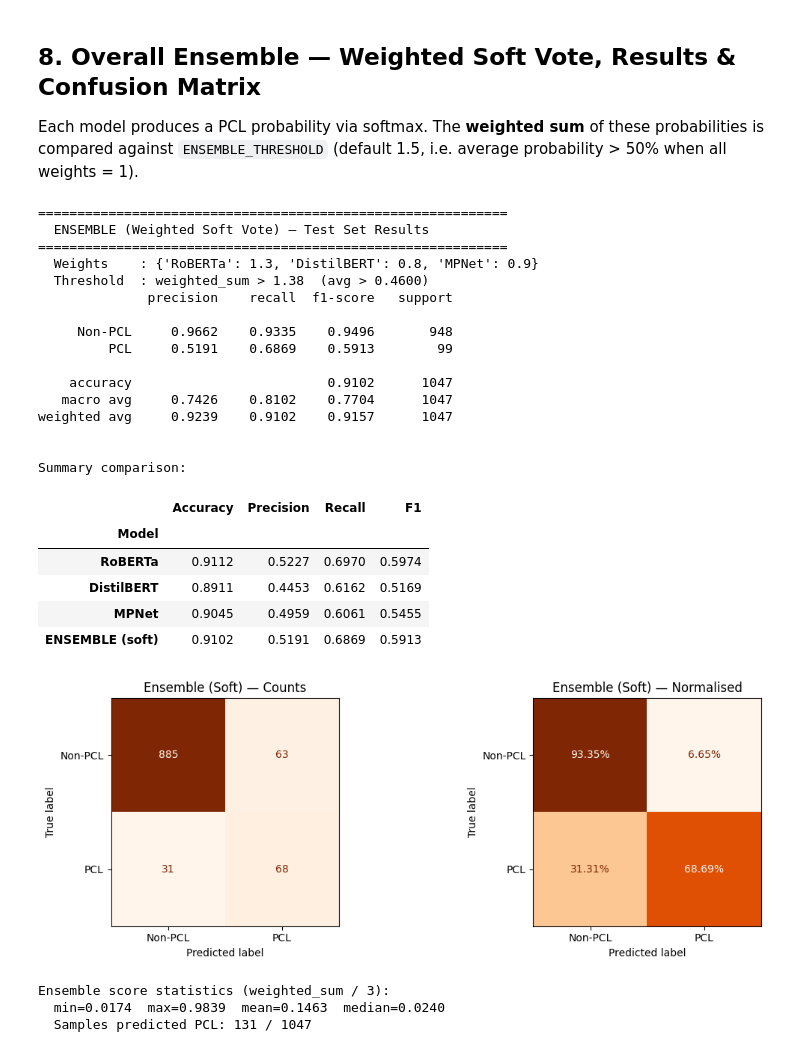
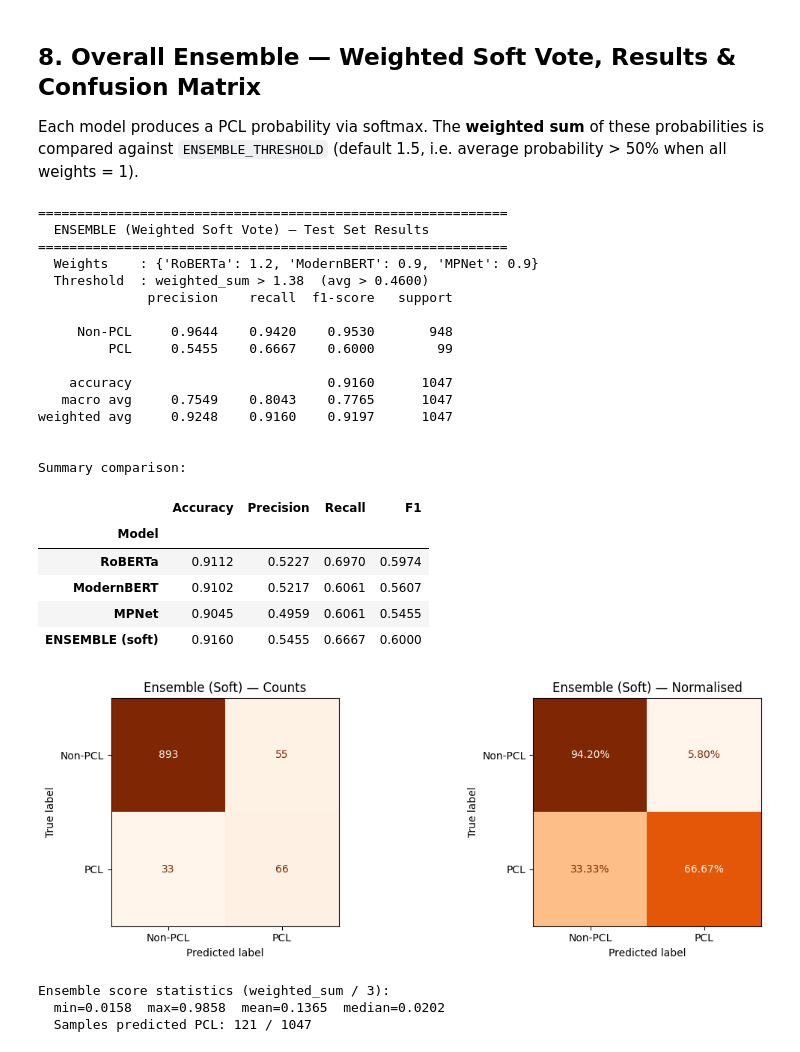
Before and after one commit to mksethia/NLP_CW, a Jupyter notebook: Dont_Patronize_Me_Trainingset/ensemble_voting_model.ipynb, the cells around one changed output. Cells and saved outputs as stored; diff of their text form; code cells hidden in the pictures.

```diff
--- a/Dont_Patronize_Me_Trainingset/ensemble_voting_model.ipynb
+++ b/Dont_Patronize_Me_Trainingset/ensemble_voting_model.ipynb
@@ -125,7 +125,7 @@ We define:
 # %%
 MODEL_CATALOGUE = {
     "RoBERTa":    "FacebookAI/roberta-base",
-    "DistilBERT": "distilbert-base-uncased",
+    "ModernBERT": "answerdotai/ModernBERT-base",
     "MPNet":      "microsoft/mpnet-base",
 }
 
@@ -201,7 +200,7 @@ HYPERPARAMS = {
 # False = skip training, reload the model from the existing checkpoint
 TRAIN_TOGGLE = {
     "RoBERTa":    False,
-    "DistilBERT": True,
+    "ModernBERT":    True,
     "MPNet":      False,
 }
 
@@ -468,8 +458,8 @@ Each model produces a PCL probability via softmax. The **weighted sum** of these
 # ── Ensemble configuration ───────────────────────────────────────────────────
 # Weights applied to each model's PCL probability in the soft vote.
 ENSEMBLE_WEIGHTS = {
-    "RoBERTa":    1.3,
-    "DistilBERT": 0.8,
+    "RoBERTa":    1.2,
+    "ModernBERT": 0.9,
     "MPNet":      0.9,
 }
 # Threshold on the *weighted sum* of PCL probabilities.
@@ -525,43 +515,43 @@ axes[0].set_title("Ensemble (Soft) — Counts")
 cm_norm = confusion_matrix(true_labels, ensemble_preds, normalize="true")
 ConfusionMatrixDisplay(cm_norm, display_labels=LABEL_NAMES).plot(
     ax=axes[1], cmap="Oranges", colorbar=False, values_format=".2%"
 )
 axes[1].set_title("Ensemble (Soft) — Normalised")
 
 plt.tight_layout()
 plt.show()
 
 # ---------------------------------------------------------------------------
 # Probability distribution of ensemble scores
 # ---------------------------------------------------------------------------
 print(f"\nEnsemble score statistics (weighted_sum / 3):")
 print(f"  min={ensemble_score.min():.4f}  max={ensemble_score.max():.4f}  "
       f"mean={ensemble_score.mean():.4f}  median={np.median(ensemble_score):.4f}")
 print(f"  Samples predicted PCL: {ensemble_preds.sum()} / {len(ensemble_preds)}")
 # %% [output]
 ============================================================
   ENSEMBLE (Weighted Soft Vote) — Test Set Results
 ============================================================
-  Weights    : {'RoBERTa': 1.3, 'DistilBERT': 0.8, 'MPNet': 0.9}
+  Weights    : {'RoBERTa': 1.2, 'ModernBERT': 0.9, 'MPNet': 0.9}
   Threshold  : weighted_sum > 1.38  (avg > 0.4600)
               precision    recall  f1-score   support
 
-     Non-PCL     0.9662    0.9335    0.9496       948
-         PCL     0.5191    0.6869    0.5913        99
+     Non-PCL     0.9644    0.9420    0.9530       948
+         PCL     0.5455    0.6667    0.6000        99
 
-    accuracy                         0.9102      1047
-   macro avg     0.7426    0.8102    0.7704      1047
-weighted avg     0.9239    0.9102    0.9157      1047
+    accuracy                         0.9160      1047
+   macro avg     0.7549    0.8043    0.7765      1047
+weighted avg     0.9248    0.9160    0.9197      1047
 
 
 Summary comparison:
 |  | Accuracy | Precision | Recall | F1 |
 | Model |  |  |  |  |
 | RoBERTa | 0.9112 | 0.5227 | 0.6970 | 0.5974 |
-| DistilBERT | 0.8911 | 0.4453 | 0.6162 | 0.5169 |
+| ModernBERT | 0.9102 | 0.5217 | 0.6061 | 0.5607 |
 | MPNet | 0.9045 | 0.4959 | 0.6061 | 0.5455 |
-| ENSEMBLE (soft) | 0.9102 | 0.5191 | 0.6869 | 0.5913 |
+| ENSEMBLE (soft) | 0.9160 | 0.5455 | 0.6667 | 0.6000 |
 [figure]
 Ensemble score statistics (weighted_sum / 3):
-  min=0.0174  max=0.9839  mean=0.1463  median=0.0240
-  Samples predicted PCL: 131 / 1047
+  min=0.0158  max=0.9858  mean=0.1365  median=0.0202
+  Samples predicted PCL: 121 / 1047
```
Also changed, not shown: parts of 4 cells of this notebook.
